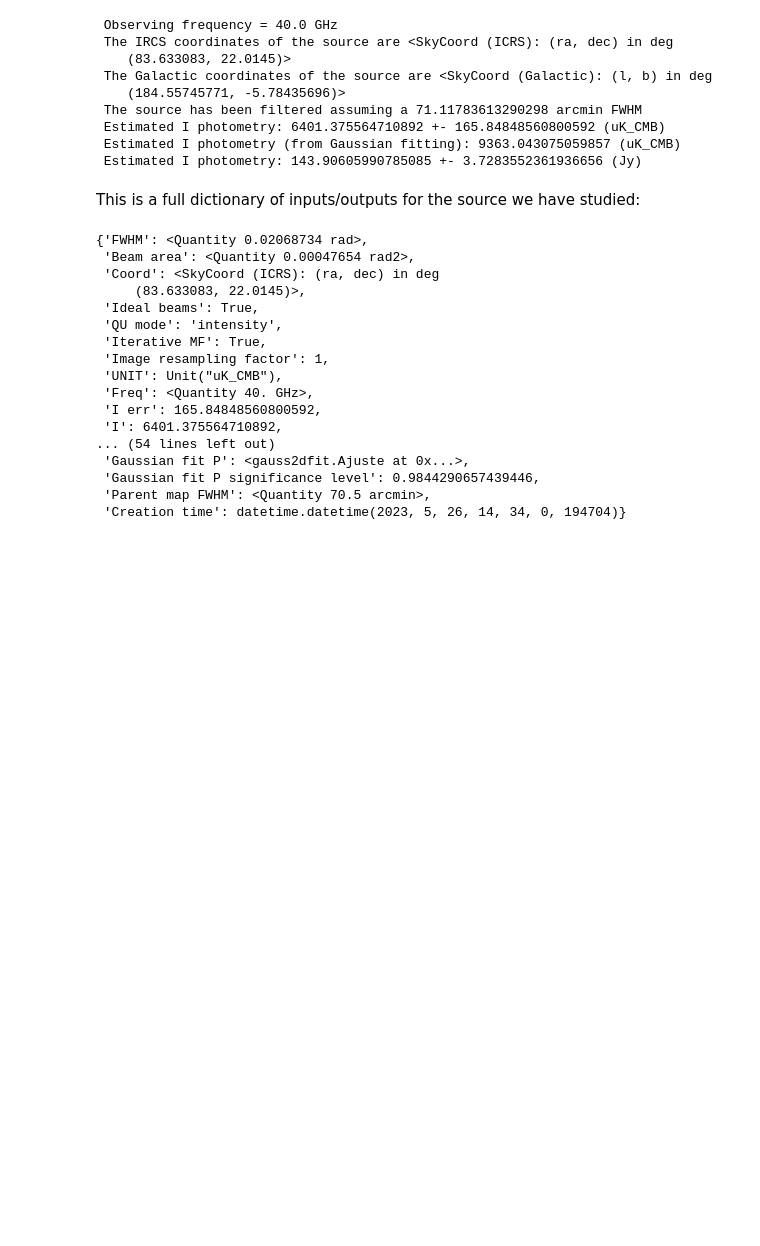
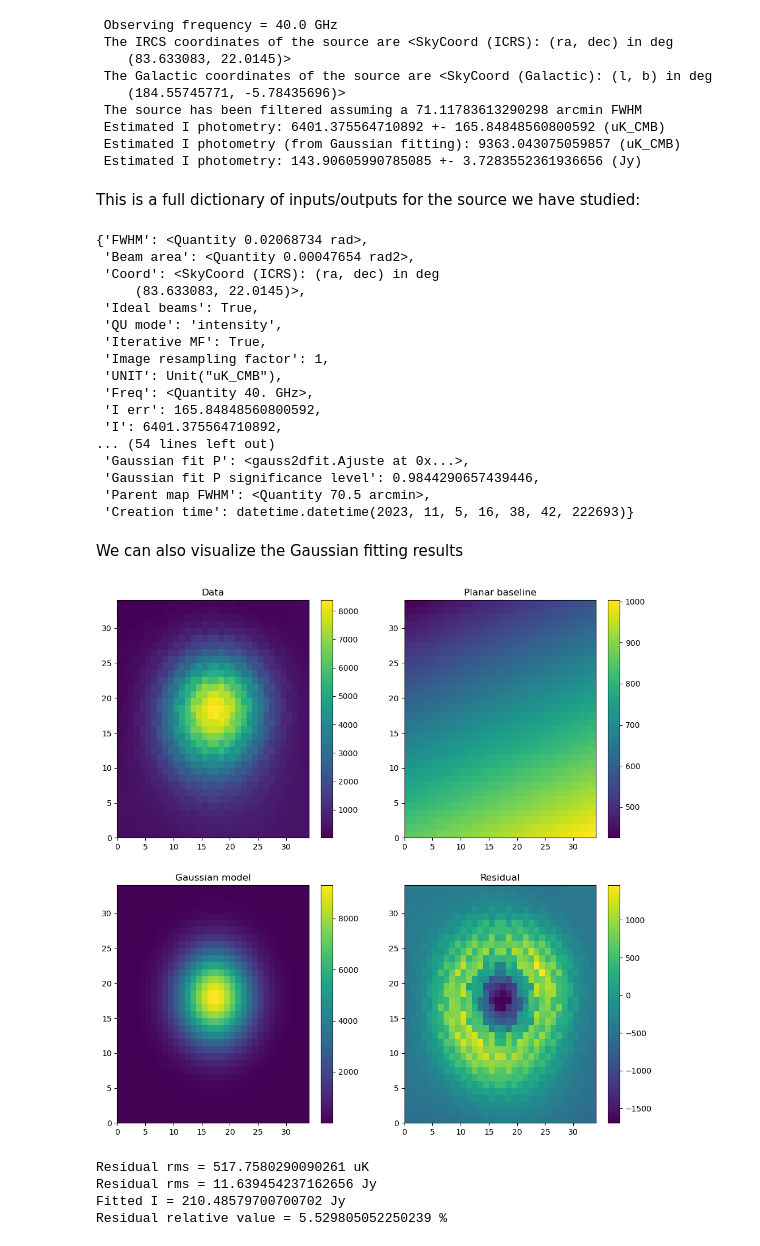
Before and after one commit to HerranzD/IFCAPOL, a Jupyter notebook: IFCAPOL_catalogues_example.ipynb, the cells around one changed output. Drawn from its saved outputs; the diff is of its cells as text; code cells hidden in the pictures; blank space fills up the shorter version.

```diff
--- a/IFCAPOL_catalogues_example.ipynb
+++ b/IFCAPOL_catalogues_example.ipynb
@@ -41,6 +48,7 @@ This is an example of how to read a LiteBIRD map. The map contains *I*, *Q*, *U*
 chan_name   = 'LB_LFT_40'
                 # this string specifies the name of the LiteBIRD channel to be read
 totmap_file = survey.data_dir+chan_name+'_testing_map_0000_PTEP_20200915_compsep.fits'
+totmap_file = totmap_file.replace('Run0/','')
                 # the map I'm reading (please change to your file)
 
 map40       = survey.load_LiteBIRD_map(totmap_file,chan_name=chan_name)
@@ -230,4 +238,23 @@ crab.diccio
  'Gaussian fit P': <gauss2dfit.Ajuste at 0x...>,
  'Gaussian fit P significance level': 0.9844290657439446,
  'Parent map FWHM': <Quantity 70.5 arcmin>,
- 'Creation time': datetime.datetime(2023, 5, 26, 14, 34, 0, 194704)}
+ 'Creation time': datetime.datetime(2023, 11, 5, 16, 38, 42, 222693)}
+# %% [markdown]
+We can also visualize the Gaussian fitting results
+# %%
+fitI = crab.diccio['Gaussian fit I']
+# %%
+fitI.plot()
+# %% [output]
+[figure, added]
+# %%
+conversion = crab.I.Jy.value/crab.I.value
+print(f'Residual rms = {fitI.residual.std()} uK')
+print(f'Residual rms = {conversion*fitI.residual.std()} Jy')
+print(f'Fitted I = {crab.Ifit.Jy.value} Jy')
+print(f'Residual relative value = {100*fitI.residual.std()/crab.Ifit.value} %')
+# %% [output]
+Residual rms = 517.7580290090261 uK
+Residual rms = 11.639454237162656 Jy
+Fitted I = 210.48579700700702 Jy
+Residual relative value = 5.529805052250239 %
```
Also changed, not shown: parts of 2 cells of this notebook.
